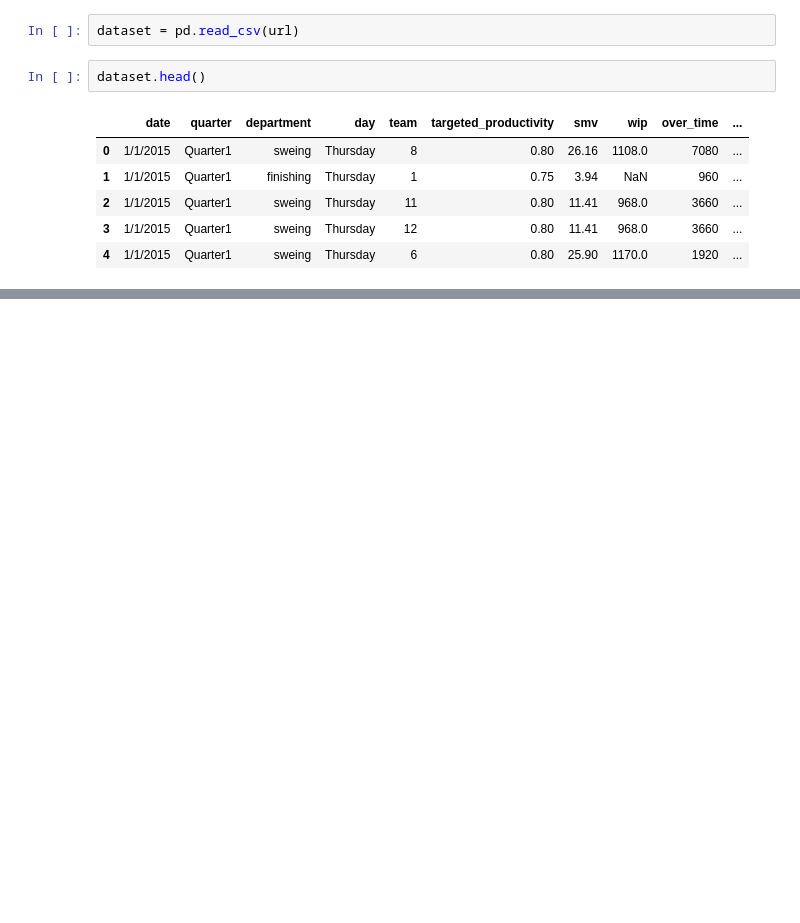
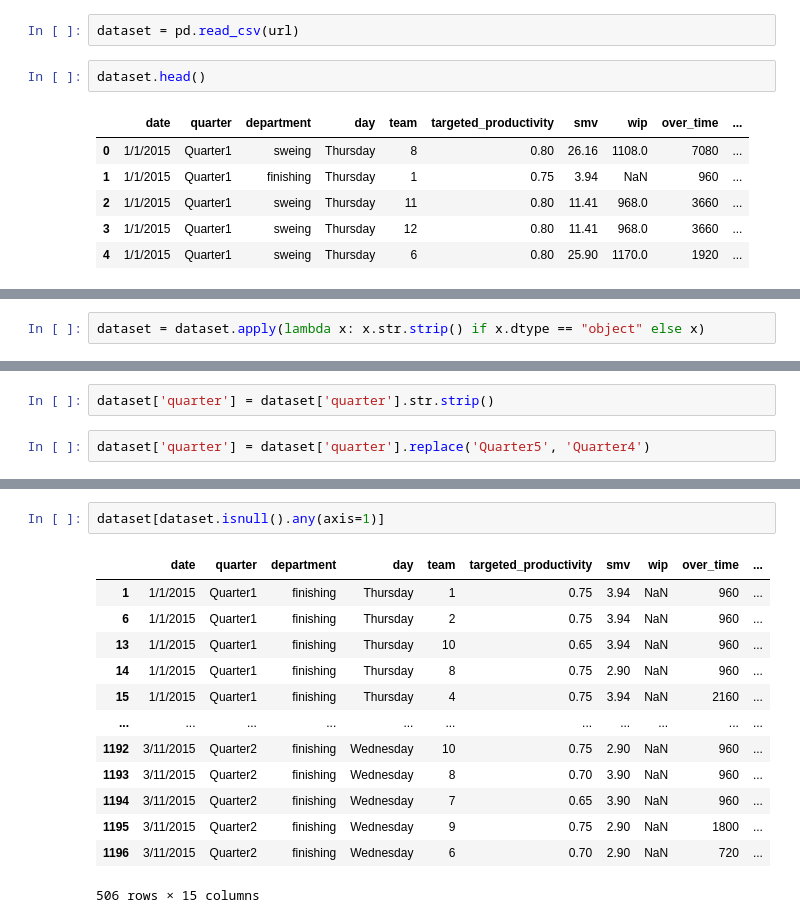
Before and after one commit to bagassarendra/MSIB-CapstoneProject, a Jupyter notebook: CapstoneBagas.ipynb, the cells around one changed output, grey strips where cells are left out. Drawn from its saved outputs; the diff is of its cells as text; blank space fills up the shorter version.

```diff
--- a/CapstoneBagas.ipynb
+++ b/CapstoneBagas.ipynb
@@ -15,0 +93,2 @@ dataset.head()
+# %%
+dataset = dataset.apply(lambda x: x.str.strip() if x.dtype == "object" else x)
@@ -15,0 +122,4 @@ dataset.head()
+# %%
+dataset['quarter'] = dataset['quarter'].str.strip()
+# %%
+dataset['quarter'] = dataset['quarter'].replace('Quarter5', 'Quarter4')
@@ -15,0 +178,16 @@ dataset.head()
+# %%
+dataset[dataset.isnull().any(axis=1)]
+# %% [output]
+|  | date | quarter | department | day | team | targeted_productivity | smv | wip | over_time | ... |
+| 1 | 1/1/2015 | Quarter1 | finishing | Thursday | 1 | 0.75 | 3.94 | NaN | 960 | ... |
+| 6 | 1/1/2015 | Quarter1 | finishing | Thursday | 2 | 0.75 | 3.94 | NaN | 960 | ... |
+| 13 | 1/1/2015 | Quarter1 | finishing | Thursday | 10 | 0.65 | 3.94 | NaN | 960 | ... |
+| 14 | 1/1/2015 | Quarter1 | finishing | Thursday | 8 | 0.75 | 2.90 | NaN | 960 | ... |
+| 15 | 1/1/2015 | Quarter1 | finishing | Thursday | 4 | 0.75 | 3.94 | NaN | 2160 | ... |
+| ... | ... | ... | ... | ... | ... | ... | ... | ... | ... | ... |
+| 1192 | 3/11/2015 | Quarter2 | finishing | Wednesday | 10 | 0.75 | 2.90 | NaN | 960 | ... |
+| 1193 | 3/11/2015 | Quarter2 | finishing | Wednesday | 8 | 0.70 | 3.90 | NaN | 960 | ... |
+| 1194 | 3/11/2015 | Quarter2 | finishing | Wednesday | 7 | 0.65 | 3.90 | NaN | 960 | ... |
+| 1195 | 3/11/2015 | Quarter2 | finishing | Wednesday | 9 | 0.75 | 2.90 | NaN | 1800 | ... |
+| 1196 | 3/11/2015 | Quarter2 | finishing | Wednesday | 6 | 0.70 | 2.90 | NaN | 720 | ... |
+506 rows × 15 columns
```
Also changed, not shown: parts of 23 cells of this notebook.
